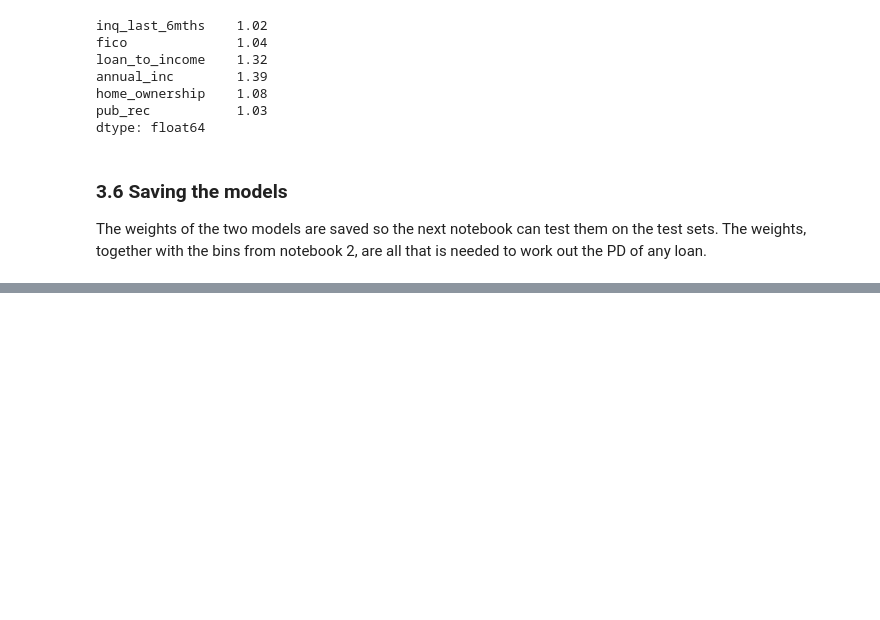
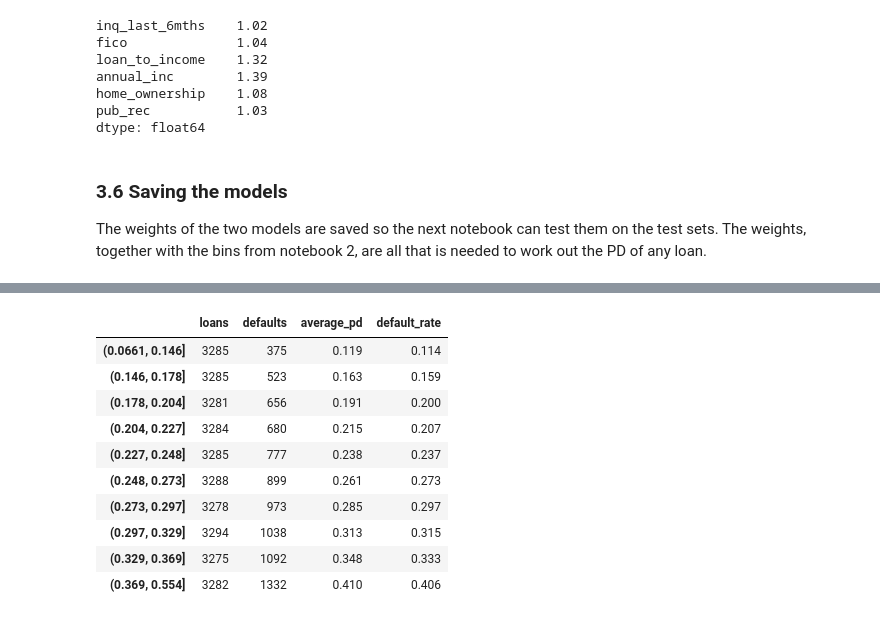
Before and after one commit to Daniel-Siretanu/lending-club-probability-of-default, a Jupyter notebook: notebooks/3_model.ipynb, the cells around one changed output, grey strips where cells are left out. Saved outputs shown, nothing was run; the diff lists cells and outputs as text; code cells hidden in the pictures; blank space fills up the shorter version.

```diff
--- a/notebooks/3_model.ipynb
+++ b/notebooks/3_model.ipynb
@@ -312,0 +360,14 @@ model_60.params.to_json(PROCESSED / "weights_60.json")
+# %%
+pd_groups(train_pd_60, train_60["target"])
+# %% [output]
+|  | loans | defaults | average_pd | default_rate |
+| (0.0661, 0.146] | 3285 | 375 | 0.119 | 0.114 |
+| (0.146, 0.178] | 3285 | 523 | 0.163 | 0.159 |
+| (0.178, 0.204] | 3281 | 656 | 0.191 | 0.200 |
+| (0.204, 0.227] | 3284 | 680 | 0.215 | 0.207 |
+| (0.227, 0.248] | 3285 | 777 | 0.238 | 0.237 |
+| (0.248, 0.273] | 3288 | 899 | 0.261 | 0.273 |
+| (0.273, 0.297] | 3278 | 973 | 0.285 | 0.297 |
+| (0.297, 0.329] | 3294 | 1038 | 0.313 | 0.315 |
+| (0.329, 0.369] | 3275 | 1092 | 0.348 | 0.333 |
+| (0.369, 0.554] | 3282 | 1332 | 0.410 | 0.406 |
```
Also changed, not shown: parts of 6 cells of this notebook, 3 other files.
